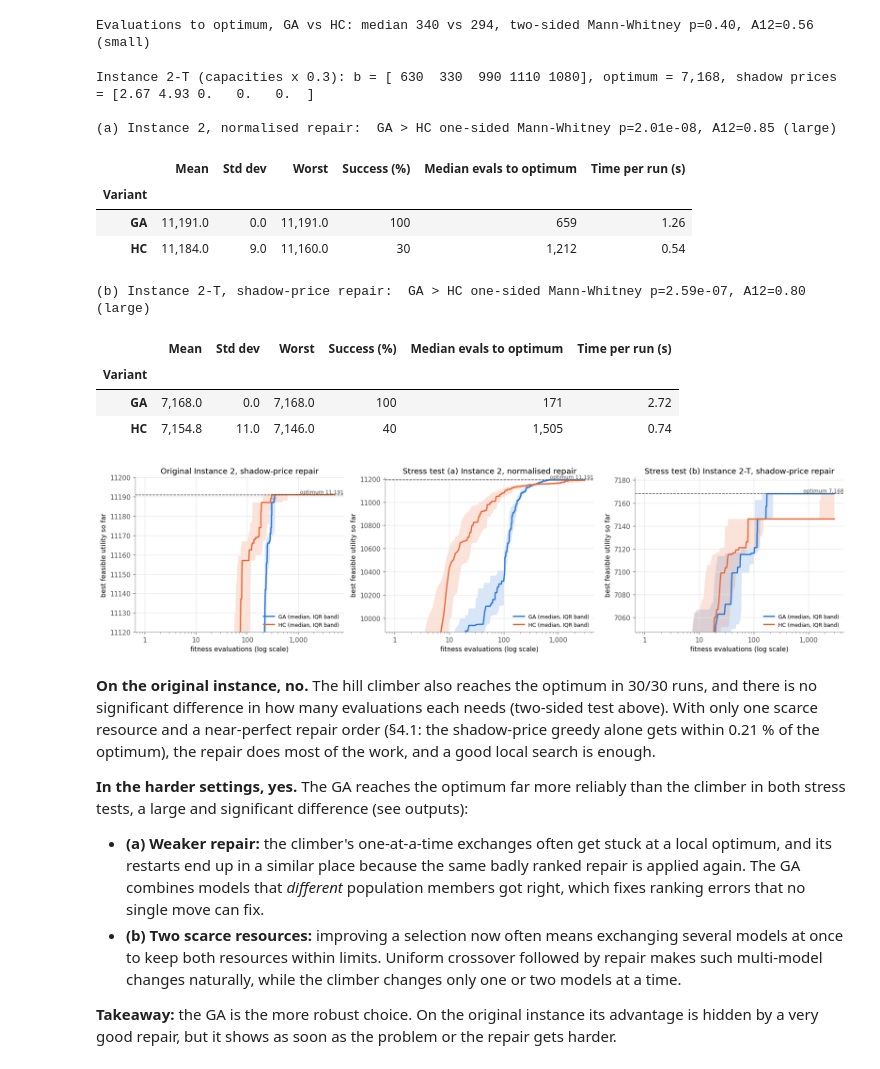
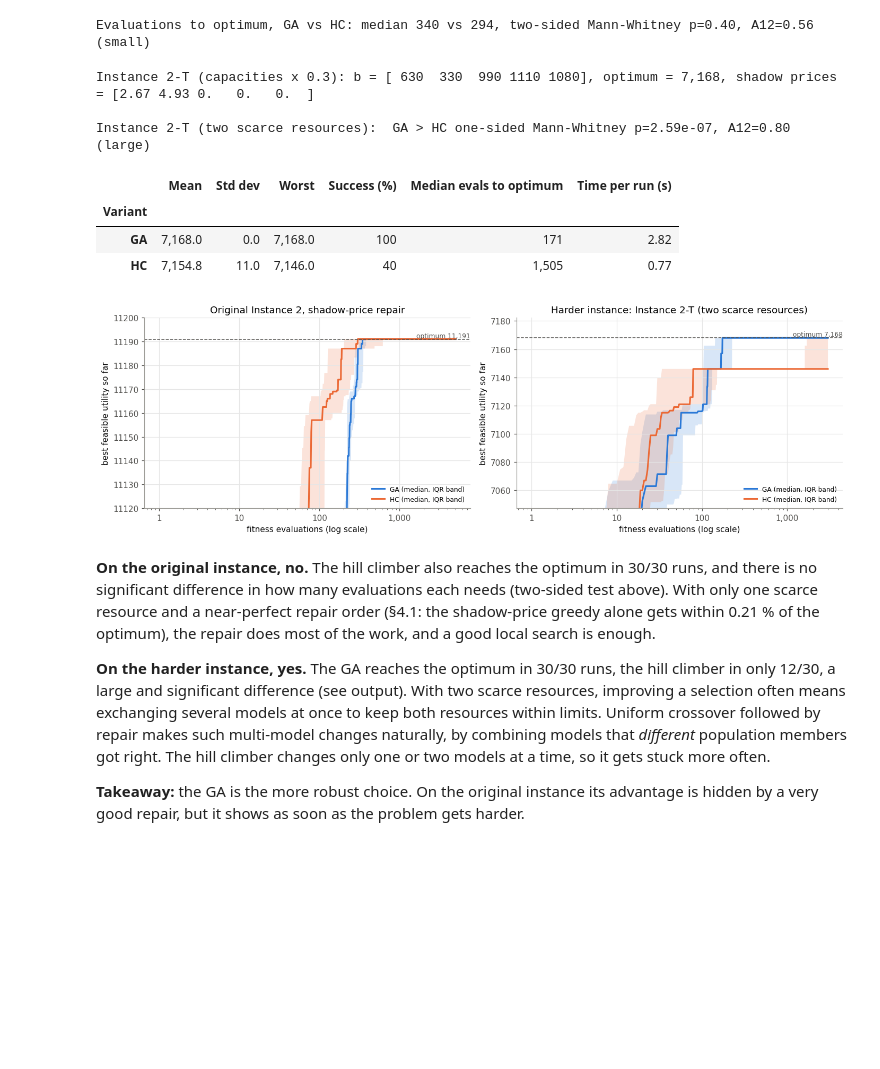
Before and after one commit to BarnabasSzalay232430/Artificial-Intelligence, a Jupyter notebook: Metaheuristics_Workload_Allocation.ipynb, the cells around one changed output. Drawn from its saved outputs; the diff is of its cells as text; code cells hidden in the pictures; blank space fills up the shorter version.

```diff
--- a/Metaheuristics_Workload_Allocation.ipynb
+++ b/Metaheuristics_Workload_Allocation.ipynb
@@ -535,7 +534,7 @@ def holm(pvals):
 from matplotlib.ticker import FuncFormatter, NullFormatter
 
 def plain_log_axis(ax):
-    """Label a log-scale x-axis with plain numbers (1, 10, 100, 1,000) instead of powers of ten."""
+    """Label a log-scale x-axis with plain numbers (1, 10, 100, 1,000)"""
     ax.xaxis.set_major_formatter(FuncFormatter(lambda v, _: f"{v:,.0f}"))
     ax.xaxis.set_minor_formatter(NullFormatter())
 
@@ -975,7 +952,7 @@ print(f"Evaluations to optimum, GA vs HC: median {r['median A']:.0f} vs {r['medi
 Evaluations to optimum, GA vs HC: median 340 vs 294, two-sided Mann-Whitney p=0.40, A12=0.56 (small)
 # %%
 import copy
-# Step 2: build Instance 2-T (same models, every capacity cut to 30 %), then run both stress tests
+# Step 2: build Instance 2-T (same models, every capacity cut to 30 %), then run both algorithms on it
 I2T = copy.deepcopy(I2)
 I2T.name, I2T.b = "Instance 2-T (capacities x 0.3)", np.floor(0.3 * I2.b)
 solve_reference(I2T); compute_shadow_prices(I2T)
@@ -983,8 +960,7 @@ print(f"{I2T.name}: b = {I2T.b.astype(int)}, optimum = {I2T.optimum:,.0f}, shado
 
 STRESS_BUDGET = 3_000
 stress = {}
-for tag, I, H in [("(a) Instance 2, normalised repair", I2, naive_repair),
-                  ("(b) Instance 2-T, shadow-price repair", I2T, dual_repair)]:
+for tag, I, H in [("Instance 2-T (two scarce resources)", I2T, dual_repair)]:
     ga_df, ga_tr, _ = run_many(steady_state_ga, I, H, STRESS_BUDGET, label="GA")
     hc_df, hc_tr, _ = run_many(hill_climber, I, H, STRESS_BUDGET, label="HC")
     stress[tag] = (I, ga_df, ga_tr, hc_df, hc_tr)
@@ -995,36 +971,29 @@ for tag, I, H in [("(a) Instance 2, normalised repair", I2, naive_repair),
 # %% [output]
 Instance 2-T (capacities x 0.3): b = [ 630  330  990 1110 1080], optimum = 7,168, shadow prices = [2.67 4.93 0.   0.   0.  ]
 
-(a) Instance 2, normalised repair:  GA > HC one-sided Mann-Whitney p=2.01e-08, A12=0.85 (large)
+Instance 2-T (two scarce resources):  GA > HC one-sided Mann-Whitney p=2.59e-07, A12=0.80 (large)
 |  | Mean | Std dev | Worst | Success (%) | Median evals to optimum | Time per run (s) |
 | Variant |  |  |  |  |  |  |
-| GA | 11,191.0 | 0.0 | 11,191.0 | 100 | 659 | 1.26 |
-| HC | 11,184.0 | 9.0 | 11,160.0 | 30 | 1,212 | 0.54 |
+| GA | 7,168.0 | 0.0 | 7,168.0 | 100 | 171 | 2.82 |
+| HC | 7,154.8 | 11.0 | 7,146.0 | 40 | 1,505 | 0.77 |
-(b) Instance 2-T, shadow-price repair:  GA > HC one-sided Mann-Whitney p=2.59e-07, A12=0.80 (large)
-|  | Mean | Std dev | Worst | Success (%) | Median evals to optimum | Time per run (s) |
-| Variant |  |  |  |  |  |  |
-| GA | 7,168.0 | 0.0 | 7,168.0 | 100 | 171 | 2.72 |
-| HC | 7,154.8 | 11.0 | 7,146.0 | 40 | 1,505 | 0.74 |
 # %%
-# Convergence: original instance (left), stress test (a) (middle), stress test (b) (right)
-fig, axes = plt.subplots(1, 3, figsize=(16, 4.2))
+# Convergence: original instance (left), harder Instance 2-T (right)
+fig, axes = plt.subplots(1, 2, figsize=(13, 4.2))
 plot_convergence(axes[0], {"GA": p2_ga_tr, "HC": p2_hc_tr}, [C["blue"], C["orange"]], I2.optimum,
                  "Original Instance 2, shadow-price repair", ylim=(11_120, 11_200))
 for ax, (tag, (I, ga_df, ga_tr, hc_df, hc_tr)) in zip(axes[1:], stress.items()):
     lo = np.percentile(np.concatenate([ga_tr[:, 50], hc_tr[:, 50]]), 10)    # y-axis starts near early values
     plot_convergence(ax, {"GA": ga_tr, "HC": hc_tr}, [C["blue"], C["orange"]], I.optimum,
-                     f"Stress test {tag}", ylim=(lo, I.optimum + 0.002 * I.optimum))
+                     f"Harder instance: {tag}", ylim=(lo, I.optimum + 0.002 * I.optimum))
 plt.tight_layout(); plt.show()
 # %% [output]
-[figure, old version]
+[figure, new version]
 # %% [markdown]
 **On the original instance, no.** The hill climber also reaches the optimum in 30/30 runs, and there is no significant difference in how many evaluations each needs (two-sided test above). With only one scarce resource and a near-perfect repair order (§4.1: the shadow-price greedy alone gets within 0.21 % of the optimum), the repair does most of the work, and a good local search is enough.
 
-**In the harder settings, yes.** The GA reaches the optimum far more reliably than the climber in both stress tests, a large and significant difference (see outputs):
-* **(a) Weaker repair:** the climber's one-at-a-time exchanges often get stuck at a local optimum, and its restarts end up in a similar place because the same badly ranked repair is applied again. The GA combines models that *different* population members got right, which fixes ranking errors that no single move can fix.
-* **(b) Two scarce resources:** improving a selection now often means exchanging several models at once to keep both resources within limits. Uniform crossover followed by repair makes such multi-model changes naturally, while the climber changes only one or two models at a time.
+**On the harder instance, yes.** The GA reaches the optimum in 30/30 runs, the hill climber in only 12/30, a large and significant difference (see output). With two scarce resources, improving a selection often means exchanging several models at once to keep both resources within limits. Uniform crossover followed by repair makes such multi-model changes naturally, by combining models that *different* population members got right. The hill climber changes only one or two models at a time, so it gets stuck more often.
 
-**Takeaway:** the GA is the more robust choice. On the original instance its advantage is hidden by a very good repair, but it shows as soon as the problem or the repair gets harder.
+**Takeaway:** the GA is the more robust choice. On the original instance its advantage is hidden by a very good repair, but it shows as soon as the problem gets harder.
 # %% [markdown]
 ---
 ## 5. Conclusions and limitations
```
Also changed, not shown: parts of 20 cells of this notebook, 1 other file.
